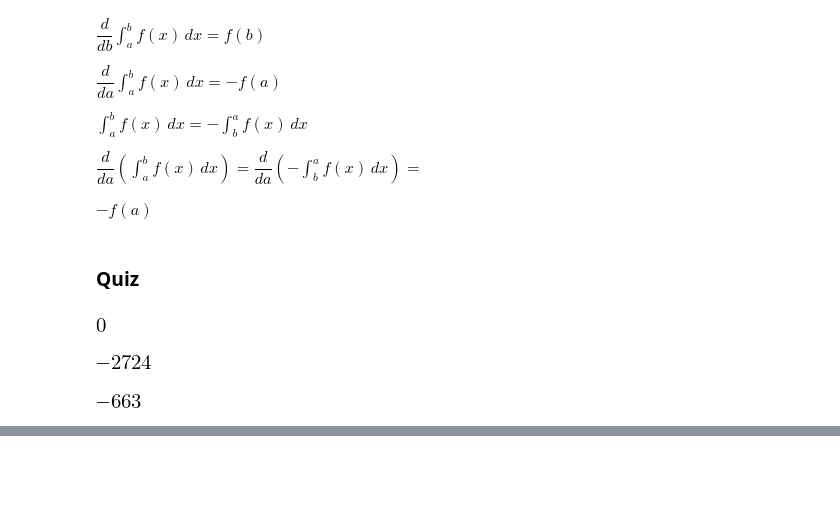
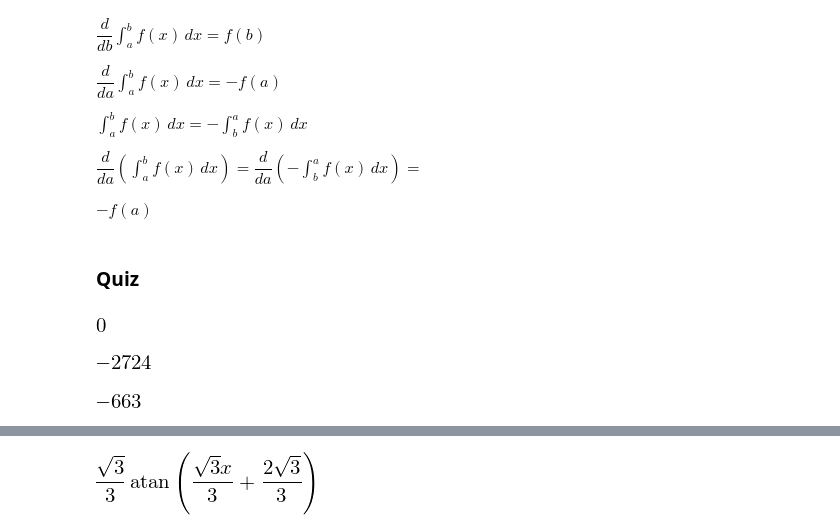
Before and after one commit to idrisr/coursera-calculus_one, a Jupyter notebook: Calculus3.ipynb, the cells around one changed output, grey strips where cells are left out. Drawn from its saved outputs; the diff is of its cells as text; code cells hidden in the pictures; blank space fills up the shorter version.

```diff
--- a/Calculus3.ipynb
+++ b/Calculus3.ipynb
@@ -1761,0 +2113,5 @@ integrate(fx, (x, a, b))
+# %%
+fx = 1/(x**2+4*x+7)
+integrate(fx, x)
+# %% [output]
+[figure, added]
```
Also changed, not shown: parts of 45 cells of this notebook.
